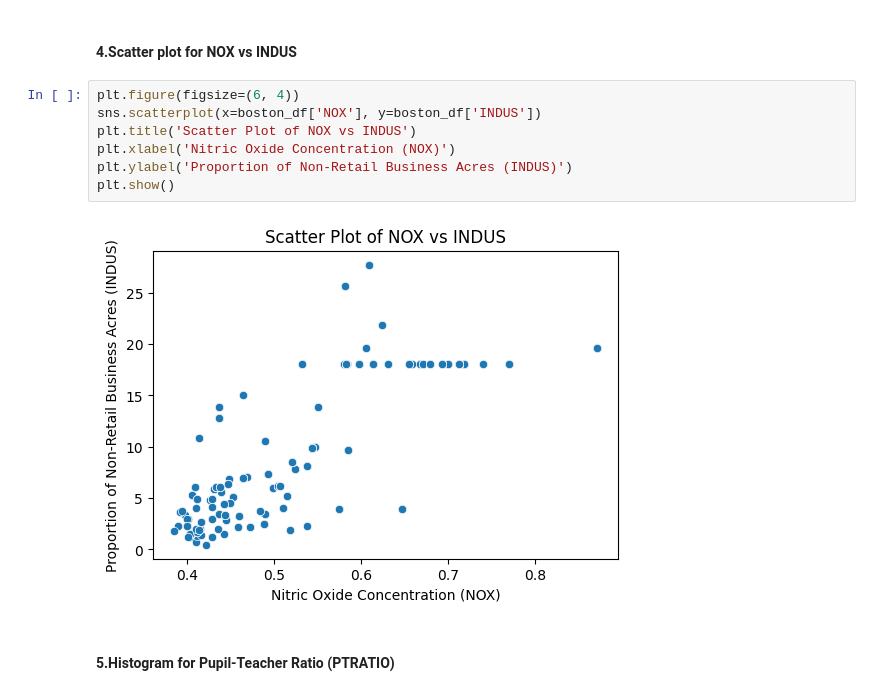
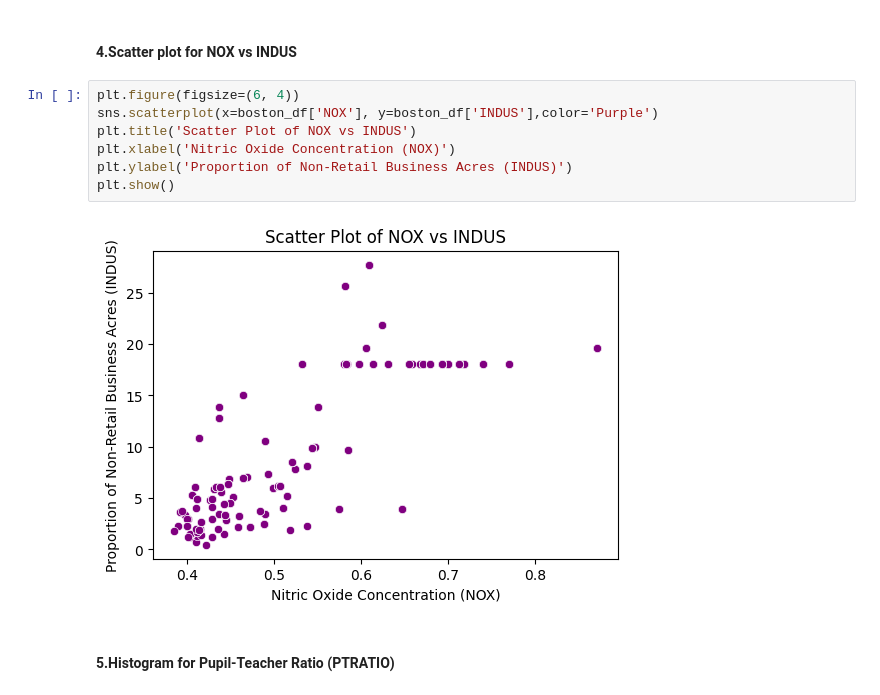
Before and after one commit to IniyaMaya/Data-Science-Essentials, a Jupyter notebook: Optional_Peer_Graded_Assignment.jupyterlite.ipynb, the cells around one changed output. Drawn from its saved outputs; the diff is of its cells as text.

```diff
--- a/Optional_Peer_Graded_Assignment.jupyterlite.ipynb
+++ b/Optional_Peer_Graded_Assignment.jupyterlite.ipynb
@@ -77,13 +80,13 @@ plt.show()
 #### 4.Scatter plot for NOX vs INDUS
 # %%
 plt.figure(figsize=(6, 4))
-sns.scatterplot(x=boston_df['NOX'], y=boston_df['INDUS'])
+sns.scatterplot(x=boston_df['NOX'], y=boston_df['INDUS'],color='Purple')
 plt.title('Scatter Plot of NOX vs INDUS')
 plt.xlabel('Nitric Oxide Concentration (NOX)')
 plt.ylabel('Proportion of Non-Retail Business Acres (INDUS)')
 plt.show()
 # %% [output]
-[figure, old version]
+[figure, new version]
 # %% [markdown]
 #### 5.Histogram for Pupil-Teacher Ratio (PTRATIO)
 # %%
```
Also changed, not shown: parts of 1 cell of this notebook.
